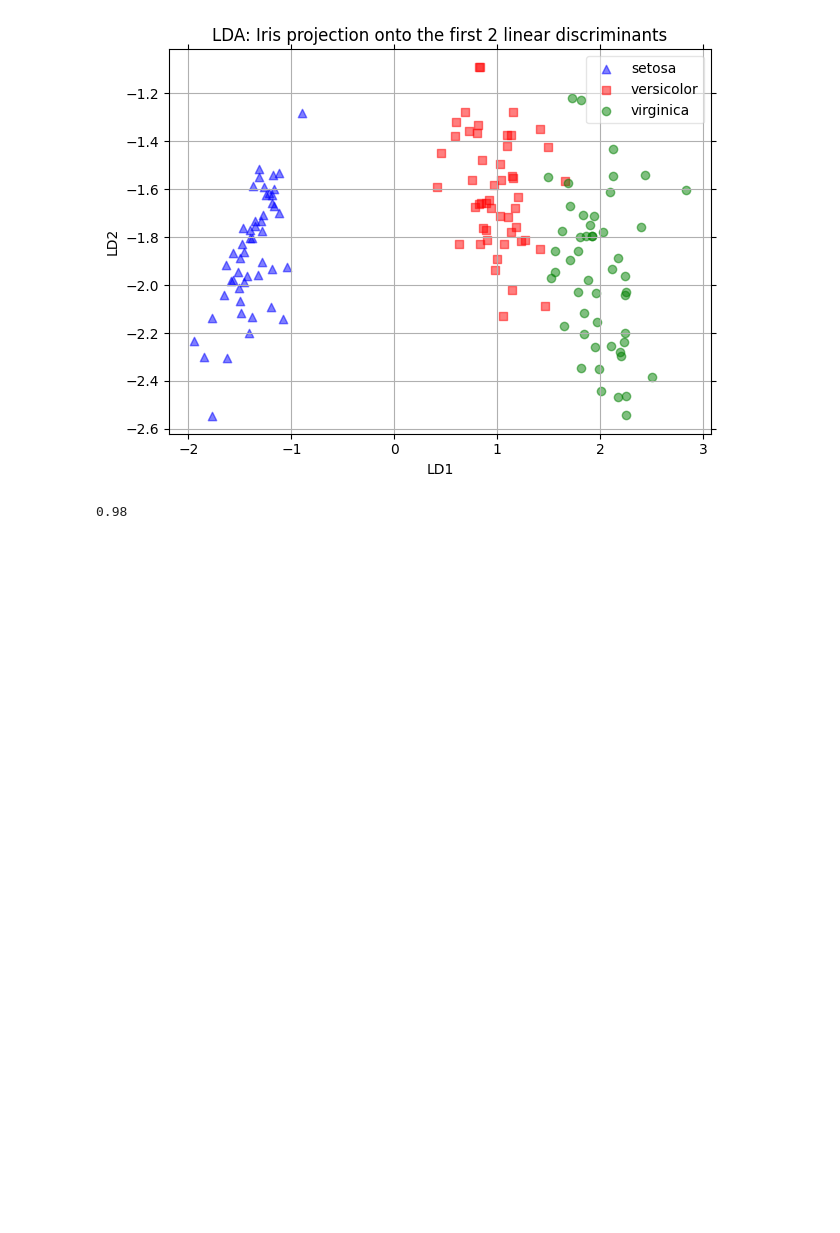
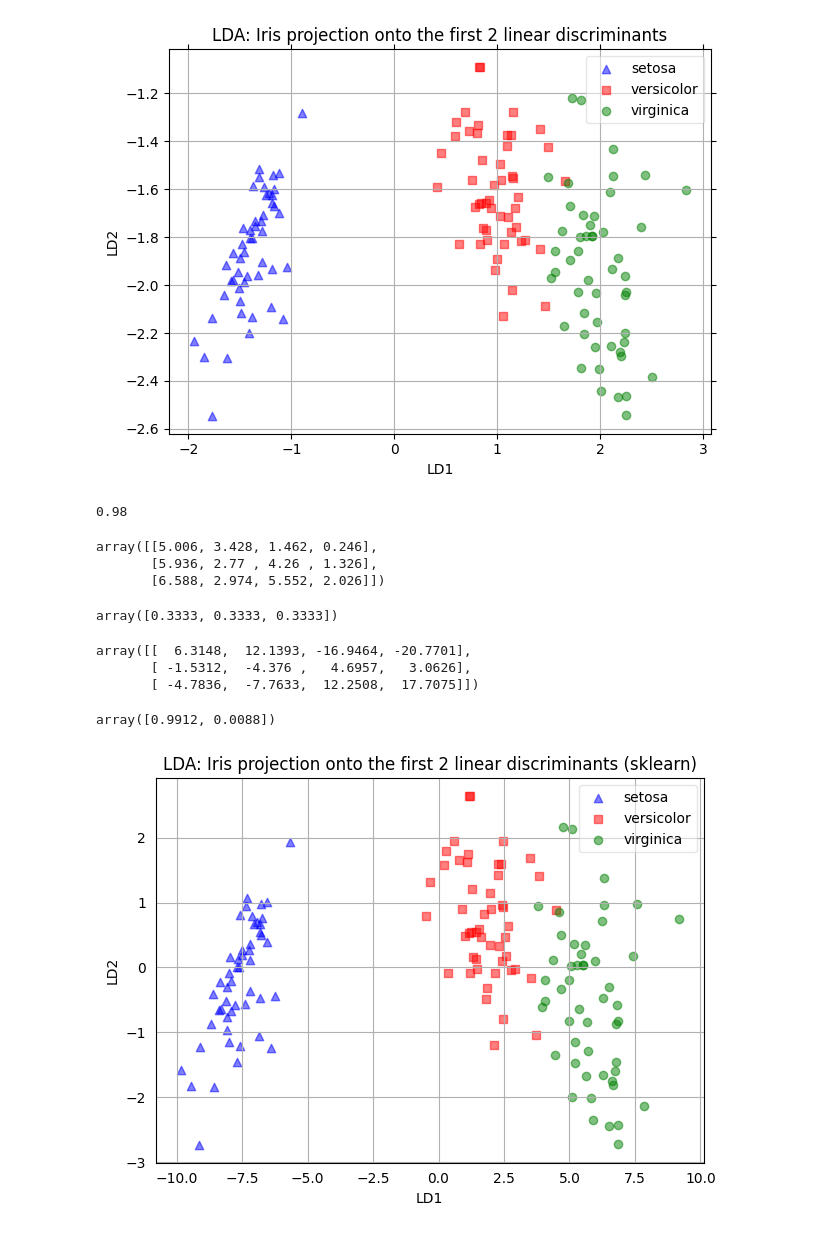
Before and after one commit to trzynogazyrafa/LDA, a Jupyter notebook: LDA.ipynb, the cells around one changed output. Saved outputs shown, nothing was run; the diff lists cells and outputs as text; code cells hidden in the pictures; blank space fills up the shorter version.

```diff
--- a/LDA.ipynb
+++ b/LDA.ipynb
@@ -177,3 +177,53 @@ clf.predict(X)
 clf.score(X,Y)
 # %% [output]
 0.98
+# %%
+# mean vectors
+clf.means_
+# %% [output]
+array([[5.006, 3.428, 1.462, 0.246],
+       [5.936, 2.77 , 4.26 , 1.326],
+       [6.588, 2.974, 5.552, 2.026]])
+# %%
+# prior probabilities (equal numbers for 3 categories in dataset)
+clf.priors_
+# %% [output]
+array([0.3333, 0.3333, 0.3333])
+# %%
+clf.coef_
+# %% [output]
+array([[  6.3148,  12.1393, -16.9464, -20.7701],
+       [ -1.5312,  -4.376 ,   4.6957,   3.0626],
+       [ -4.7836,  -7.7633,  12.2508,  17.7075]])
+# %%
+clf.explained_variance_ratio_
+# %% [output]
+array([0.9912, 0.0088])
+# %%
+def plot_step_lda(X_lda, Y, label_dict):
+    ax = plt.subplot()
+    for label, marker, color in zip(
+        range(0,3),("^","s","o"),("blue","red","green")):
+        plt.scatter(
+            x=X_lda[:,0][Y==label]*(-1), #-v
+            y=X_lda[:,1][Y==label],
+            marker=marker,
+            color=color,
+            alpha=0.5,
+            label=label_dict[label]
+        )
+    plt.xlabel('LD1')
+    plt.ylabel('LD2')
+    leg = plt.legend(loc='upper right', fancybox=True)
+    leg.get_frame().set_alpha(0.5)
+    plt.title('LDA: Iris projection onto the first 2 linear discriminants (sklearn)')
+    plt.tick_params(axis="both", which="both", bottom=False, top=False,
+                    labelbottom=True, left=False, right=False, labelleft=True)
+    plt.grid()
+    plt.tight_layout()
+    plt.show()
+
+
+plot_step_lda(X_lda, Y, label_dict)
+# %% [output]
+[figure, added]
```
